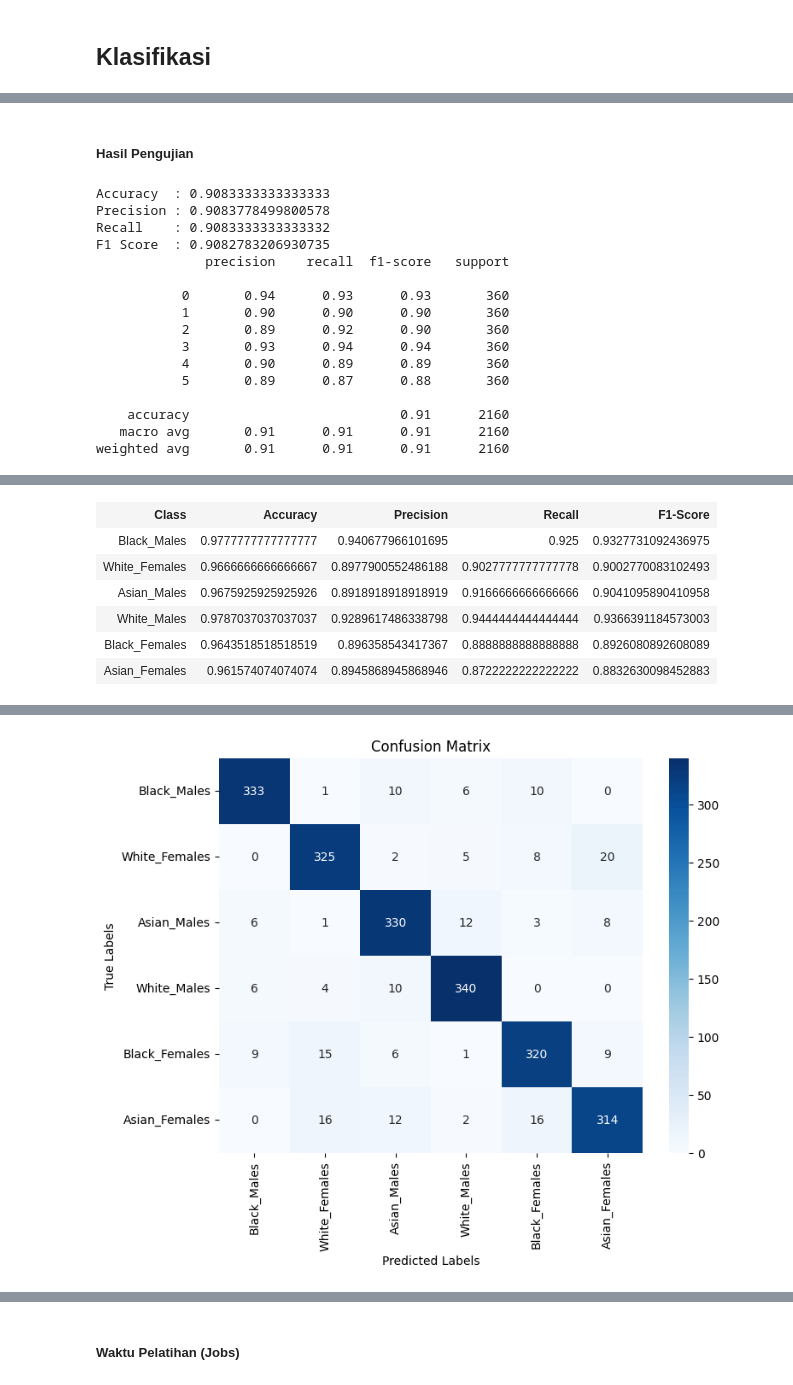
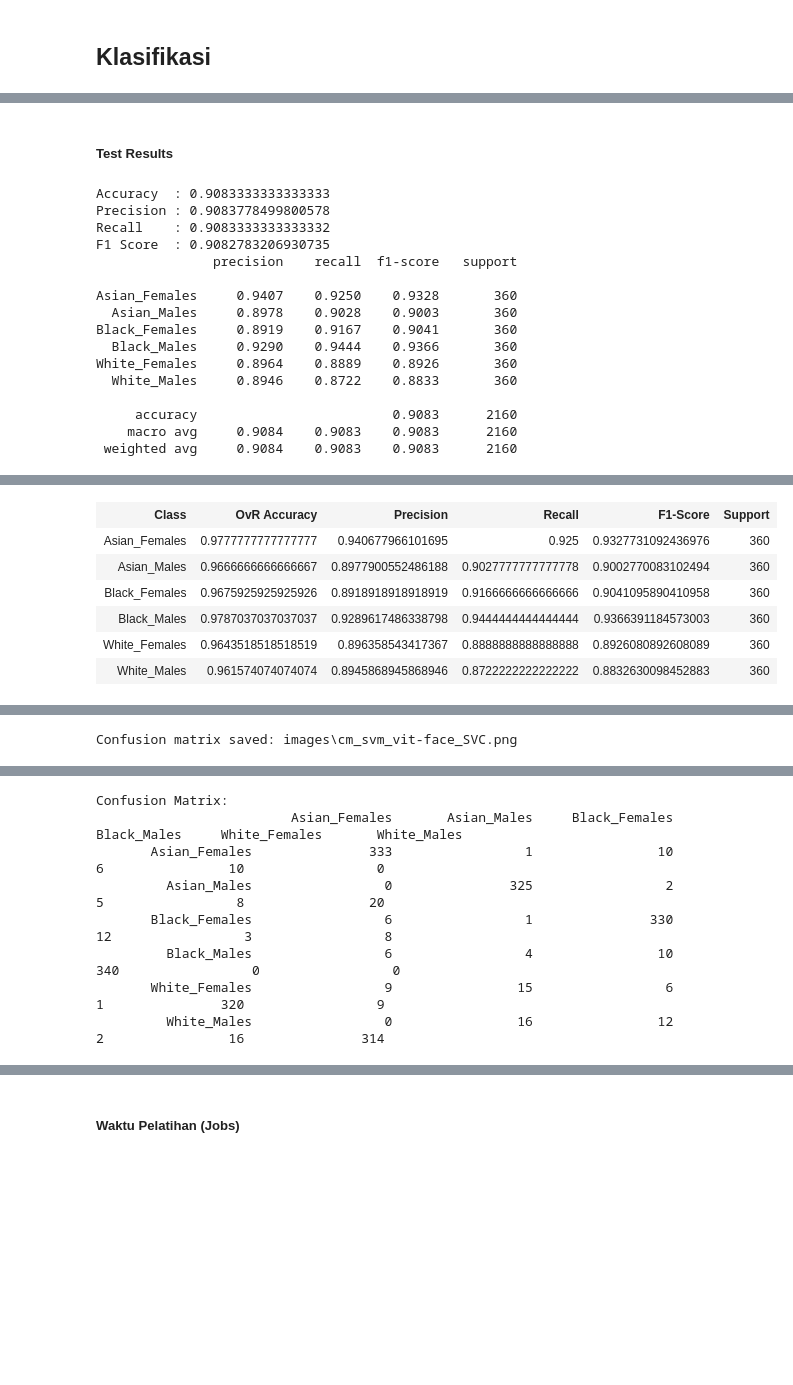
Before and after one commit to rafyakbar/face-race-gender-classification-using-multi-domain-vit, a Jupyter notebook: experiment/code/2.1.1_svm_vit-face_demogpairs.ipynb, the cells around one changed output, grey strips where cells are left out. Cells and saved outputs as stored; diff of their text form; code cells hidden in the pictures; blank space fills up the shorter version.

Commit message:
fix: update SVM notebooks (remove roc_auc_ovr, fix title typo, add target_names)

```diff
--- a/experiment/code/2.1.1_svm_vit-face_demogpairs.ipynb
+++ b/experiment/code/2.1.1_svm_vit-face_demogpairs.ipynb
@@ -91,8 +91,7 @@ scoring = {
     'accuracy': 'accuracy',
     'f1': 'f1_macro',
     'precision': 'precision_macro',
-    'recall': 'recall_macro',
-    'roc_auc_ovr': 'roc_auc_ovr'
+    'recall': 'recall_macro'
 }
 
 grid_models = {}
@@ -116,6 +115,7 @@ evaluation_results, fold_results = u.evaluate_models(
     grid_models,
     X_train, y_train,
     X_test, y_test,
+    target_names=u.demogpairs_classes,
     model_prefix='models/clf_demogpairs_svm_vit-face_',
     results_path='results/demogpairs_svm_vit-face_'
 )
@@ -130,29 +129,37 @@ Parameter Terbaik
 {'classifier': 'SVC', 'classifier__C': 10, 'classifier__degree': 2, 'classifier__gamma': 'scale', 'classifier__kernel': 'rbf', 'classifier__probability': True, 'classifier__tol': 0.001, 'pca': None, ' ...
-Hasil Pengujian
+Test Results
 Accuracy  : 0.9083333333333333
 Precision : 0.9083778499800578
 Recall    : 0.9083333333333332
 F1 Score  : 0.9082783206930735
-              precision    recall  f1-score   support
+               precision    recall  f1-score   support
 
-           0       0.94      0.93      0.93       360
-           1       0.90      0.90      0.90       360
-           2       0.89      0.92      0.90       360
-           3       0.93      0.94      0.94       360
-           4       0.90      0.89      0.89       360
-           5       0.89      0.87      0.88       360
+Asian_Females     0.9407    0.9250    0.9328       360
+  Asian_Males     0.8978    0.9028    0.9003       360
+Black_Females     0.8919    0.9167    0.9041       360
+  Black_Males     0.9290    0.9444    0.9366       360
+White_Females     0.8964    0.8889    0.8926       360
+  White_Males     0.8946    0.8722    0.8833       360
 
-    accuracy                           0.91      2160
-   macro avg       0.91      0.91      0.91      2160
-weighted avg       0.91      0.91      0.91      2160
+     accuracy                         0.9083      2160
+    macro avg     0.9084    0.9083    0.9083      2160
+ weighted avg     0.9084    0.9083    0.9083      2160
 [interactive output not drawn]
-| Class | Accuracy | Precision | Recall | F1-Score |
-| Black_Males | 0.9777777777777777 | 0.940677966101695 | 0.925 | 0.9327731092436975 |
-| White_Females | 0.9666666666666667 | 0.8977900552486188 | 0.9027777777777778 | 0.9002770083102493 |
-| Asian_Males | 0.9675925925925926 | 0.8918918918918919 | 0.9166666666666666 | 0.9041095890410958 |
-| White_Males | 0.9787037037037037 | 0.9289617486338798 | 0.9444444444444444 | 0.9366391184573003 |
-| Black_Females | 0.9643518518518519 | 0.896358543417367 | 0.8888888888888888 | 0.8926080892608089 |
-| Asian_Females | 0.961574074074074 | 0.8945868945868946 | 0.8722222222222222 | 0.8832630098452883 |
+| Class | OvR Accuracy | Precision | Recall | F1-Score | Support |
+| Asian_Females | 0.9777777777777777 | 0.940677966101695 | 0.925 | 0.9327731092436976 | 360 |
+| Asian_Males | 0.9666666666666667 | 0.8977900552486188 | 0.9027777777777778 | 0.9002770083102494 | 360 |
+| Black_Females | 0.9675925925925926 | 0.8918918918918919 | 0.9166666666666666 | 0.9041095890410958 | 360 |
+| Black_Males | 0.9787037037037037 | 0.9289617486338798 | 0.9444444444444444 | 0.9366391184573003 | 360 |
+| White_Females | 0.9643518518518519 | 0.896358543417367 | 0.8888888888888888 | 0.8926080892608089 | 360 |
+| White_Males | 0.961574074074074 | 0.8945868945868946 | 0.8722222222222222 | 0.8832630098452883 | 360 |
 [interactive output not drawn]
-[figure, removed]
+Confusion matrix saved: images\cm_svm_vit-face_SVC.png
 [interactive output not drawn]
+Confusion Matrix:
+                         Asian_Females       Asian_Males     Black_Females       Black_Males     White_Females       White_Males
+       Asian_Females               333                 1                10                 6                10                 0
+         Asian_Males                 0               325                 2                 5                 8                20
+       Black_Females                 6                 1               330                12                 3                 8
+         Black_Males                 6                 4                10               340                 0                 0
+       White_Females                 9                15                 6                 1               320                 9
+         White_Males                 0                16                12                 2                16               314
```
Also changed, not shown: parts of 2 cells of this notebook, 6 other files.
